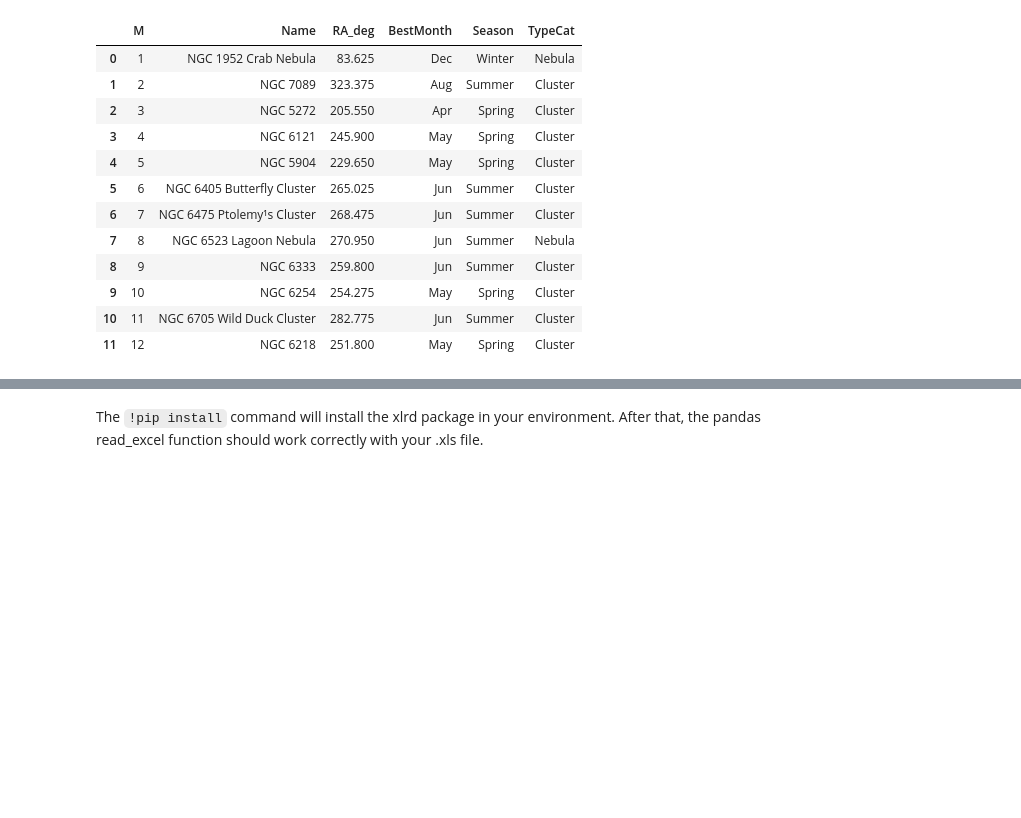
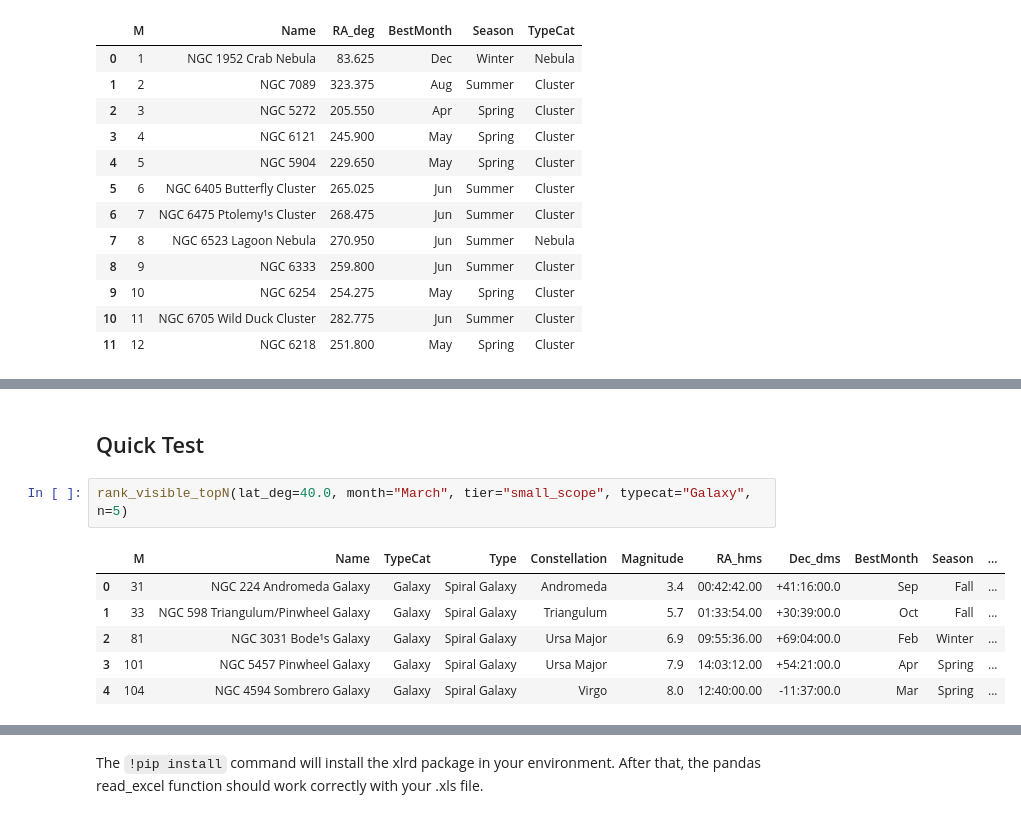
Before and after one commit to MUTEJIMMY/Astr1221_Project2_Abdirahman, a Jupyter notebook: Project2_DataWrangling.ipynb, the cells around one changed output, grey strips where cells are left out. Drawn from its saved outputs; the diff is of its cells as text; blank space fills up the shorter version.

```diff
--- a/Project2_DataWrangling.ipynb
+++ b/Project2_DataWrangling.ipynb
@@ -812,2 +1158,13 @@ def rank_visible_topN(lat_deg,
 
     return df[cols].reset_index(drop=True).head(n)
+# %% [markdown]
+## Quick Test
+# %%
+rank_visible_topN(lat_deg=40.0, month="March", tier="small_scope", typecat="Galaxy", n=5)
+# %% [output]
+|  | M | Name | TypeCat | Type | Constellation | Magnitude | RA_hms | Dec_dms | BestMonth | Season | ... |
+| 0 | 31 | NGC 224 Andromeda Galaxy | Galaxy | Spiral Galaxy | Andromeda | 3.4 | 00:42:42.00 | +41:16:00.0 | Sep | Fall | ... |
+| 1 | 33 | NGC 598 Triangulum/Pinwheel Galaxy | Galaxy | Spiral Galaxy | Triangulum | 5.7 | 01:33:54.00 | +30:39:00.0 | Oct | Fall | ... |
+| 2 | 81 | NGC 3031 Bode¹s Galaxy | Galaxy | Spiral Galaxy | Ursa Major | 6.9 | 09:55:36.00 | +69:04:00.0 | Feb | Winter | ... |
+| 3 | 101 | NGC 5457 Pinwheel Galaxy | Galaxy | Spiral Galaxy | Ursa Major | 7.9 | 14:03:12.00 | +54:21:00.0 | Apr | Spring | ... |
+| 4 | 104 | NGC 4594 Sombrero Galaxy | Galaxy | Spiral Galaxy | Virgo | 8.0 | 12:40:00.00 | -11:37:00.0 | Mar | Spring | ... |
```
Also changed, not shown: parts of 57 cells of this notebook.
